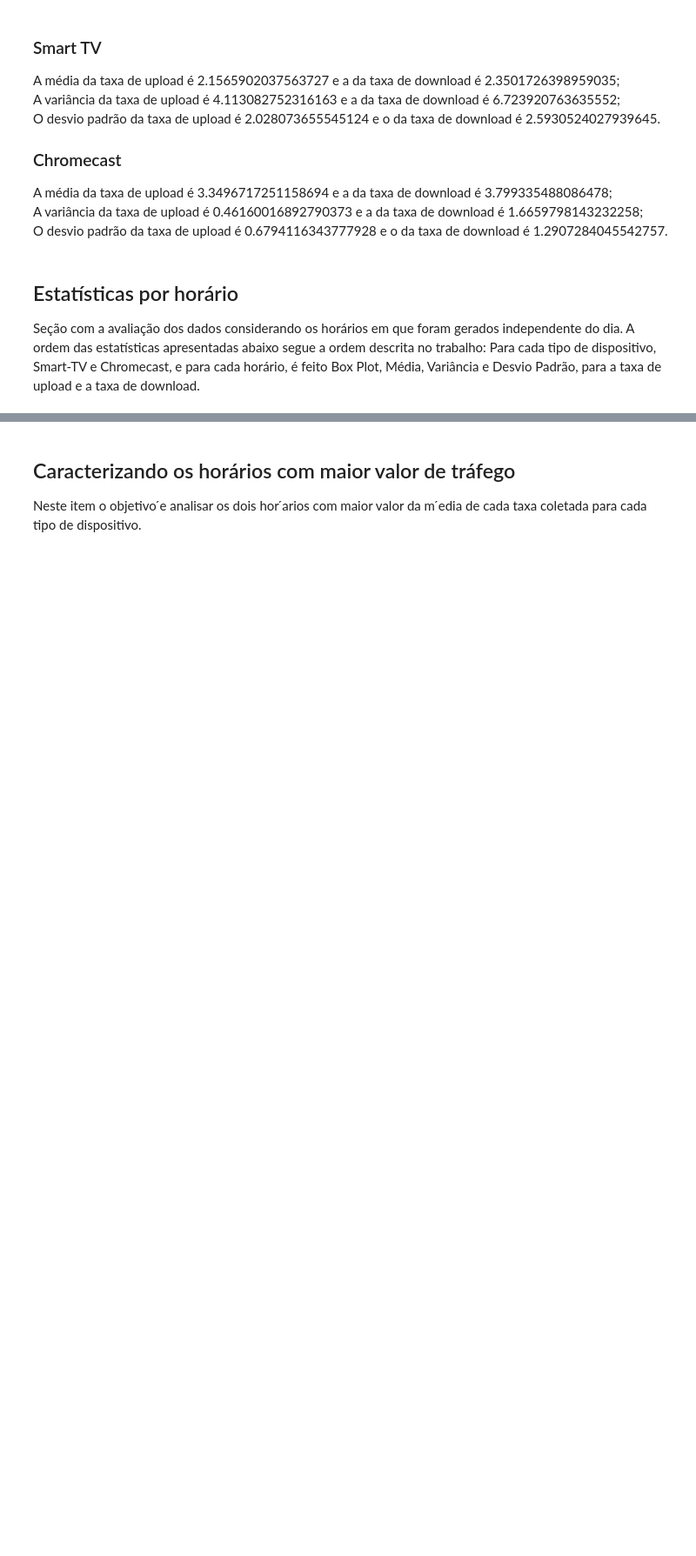
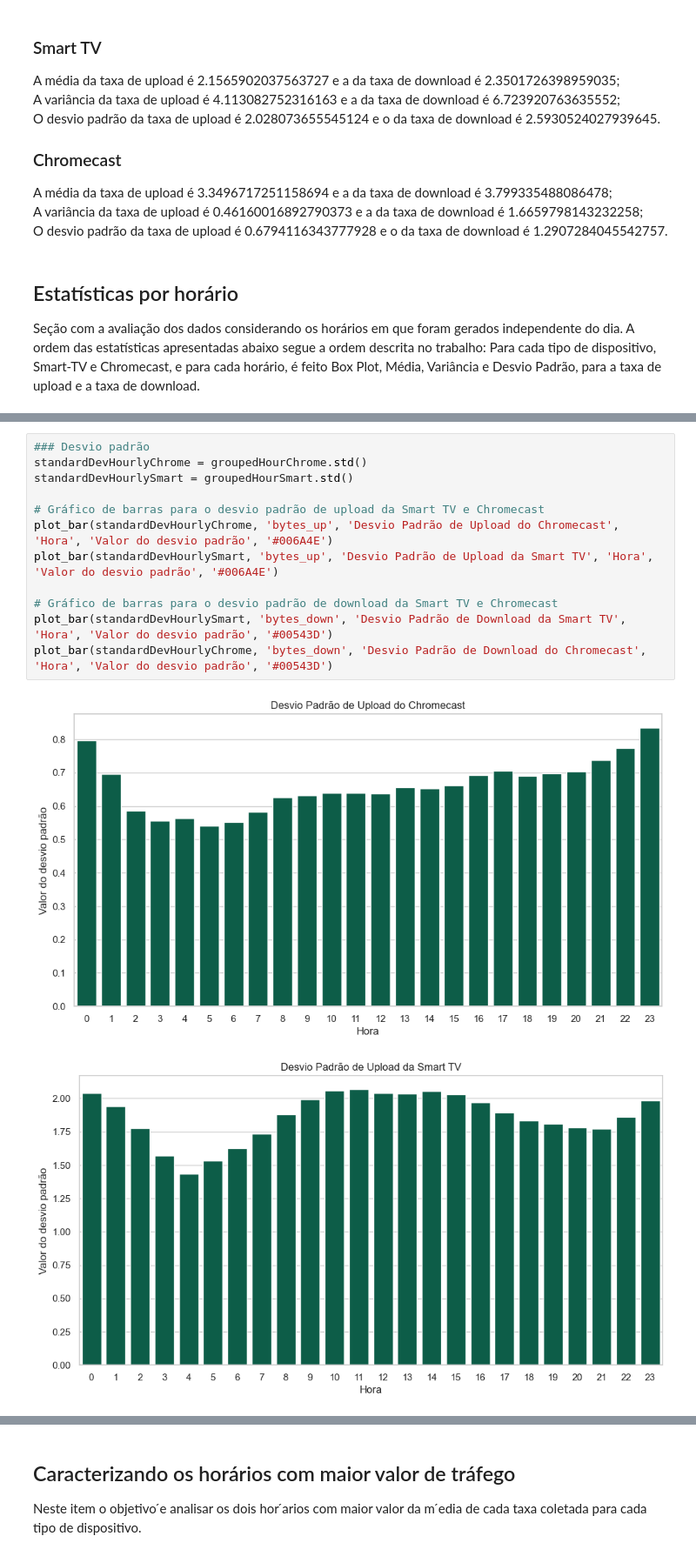
Before and after one commit to guilherme-hu/Probest, a Jupyter notebook: Trabalho.ipynb, the cells around one changed output, grey strips where cells are left out. Shown at 87% size. Drawn from its saved outputs; the diff is of its cells as text; blank space fills up the shorter version.

```diff
--- a/Trabalho.ipynb
+++ b/Trabalho.ipynb
@@ -333,0 +269,15 @@ plt.show()
+# %%
+### Desvio padrão
+standardDevHourlyChrome = groupedHourChrome.std()
+standardDevHourlySmart = groupedHourSmart.std()
+
+# Gráfico de barras para o desvio padrão de upload da Smart TV e Chromecast
+plot_bar(standardDevHourlyChrome, 'bytes_up', 'Desvio Padrão de Upload do Chromecast', 'Hora', 'Valor do desvio padrão', '#006A4E')
+plot_bar(standardDevHourlySmart, 'bytes_up', 'Desvio Padrão de Upload da Smart TV', 'Hora', 'Valor do desvio padrão', '#006A4E')
+
+# Gráfico de barras para o desvio padrão de download da Smart TV e Chromecast
+plot_bar(standardDevHourlySmart, 'bytes_down', 'Desvio Padrão de Download da Smart TV', 'Hora', 'Valor do desvio padrão', '#00543D')
+plot_bar(standardDevHourlyChrome, 'bytes_down', 'Desvio Padrão de Download do Chromecast', 'Hora', 'Valor do desvio padrão', '#00543D')
+# %% [output]
+[figure, added]
+[figure, added]
```
Also changed, not shown: parts of 9 cells of this notebook.
